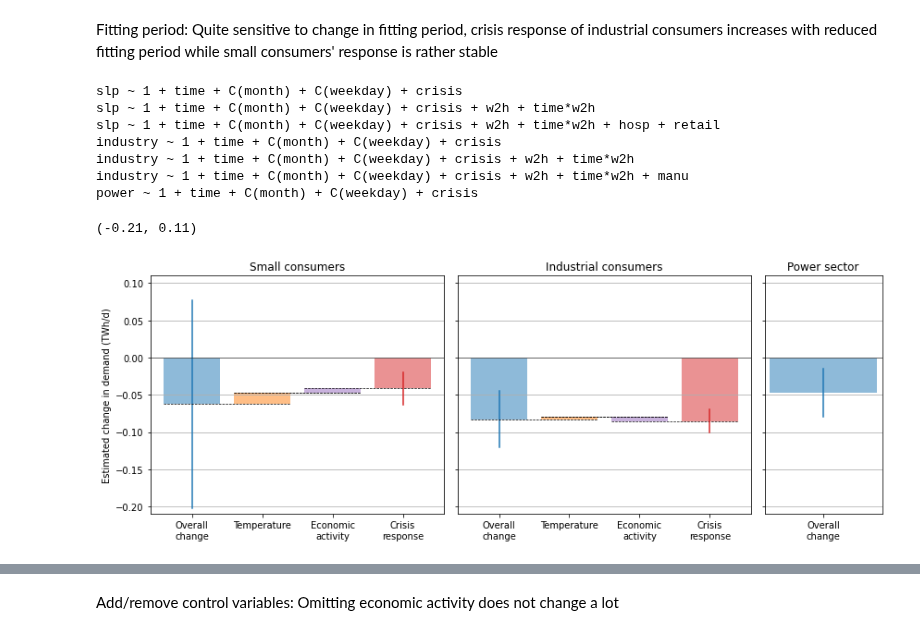
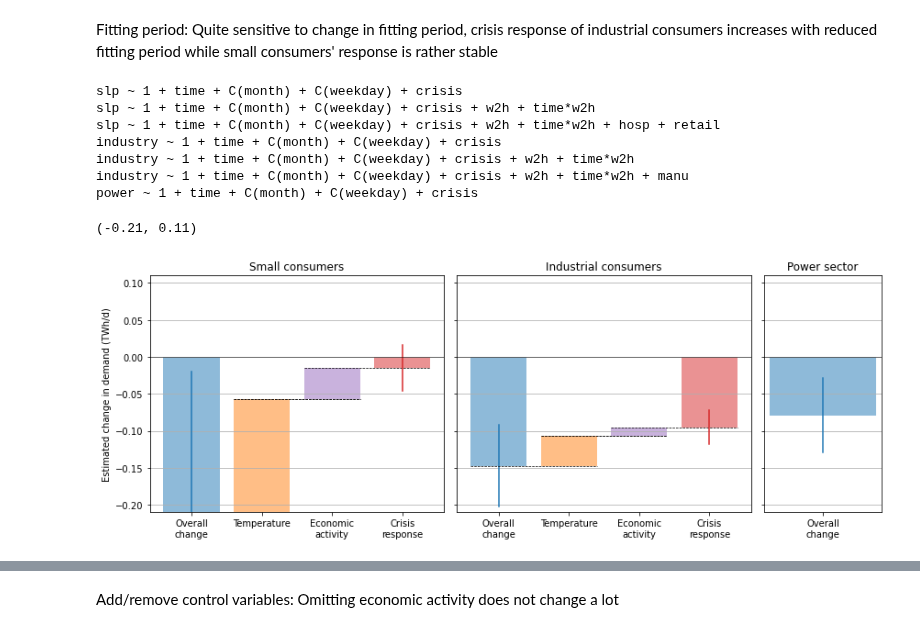
Before and after one commit to oruhnau/energy_demand, a Jupyter notebook: top_down/analysis.ipynb, the cells around one changed output, grey strips where cells are left out. Saved outputs shown, nothing was run; the diff lists cells and outputs as text; code cells hidden in the pictures.

```diff
--- a/top_down/analysis.ipynb
+++ b/top_down/analysis.ipynb
@@ -380,17 +347,17 @@ power ~ 1 + time + C(month) + C(weekday) + crisis
 Fitting period: Quite sensitive to change in fitting period, crisis response of industrial consumers increases with reduced fitting period while small consumers' response is rather stable
 # %%
 log=False
-fitting_start = "2018-01-01" #default: 2017-01-01
-crisis_start = "2021-09-01"
+fitting_start = "2020-01-01" #default: 2017-01-01
+crisis_start = "2021-08-01"
 results = one_dummy(econ=True)
 plt.ylim(-.21, .11)
 # %% [output]
 slp ~ 1 + time + C(month) + C(weekday) + crisis
 slp ~ 1 + time + C(month) + C(weekday) + crisis + w2h + time*w2h
 slp ~ 1 + time + C(month) + C(weekday) + crisis + w2h + time*w2h + hosp + retail
 industry ~ 1 + time + C(month) + C(weekday) + crisis
 industry ~ 1 + time + C(month) + C(weekday) + crisis + w2h + time*w2h
 industry ~ 1 + time + C(month) + C(weekday) + crisis + w2h + time*w2h + manu
 power ~ 1 + time + C(month) + C(weekday) + crisis
 (-0.21, 0.11)
-[figure, old version]
+[figure, new version]
```
Also changed, not shown: parts of 21 cells of this notebook.
